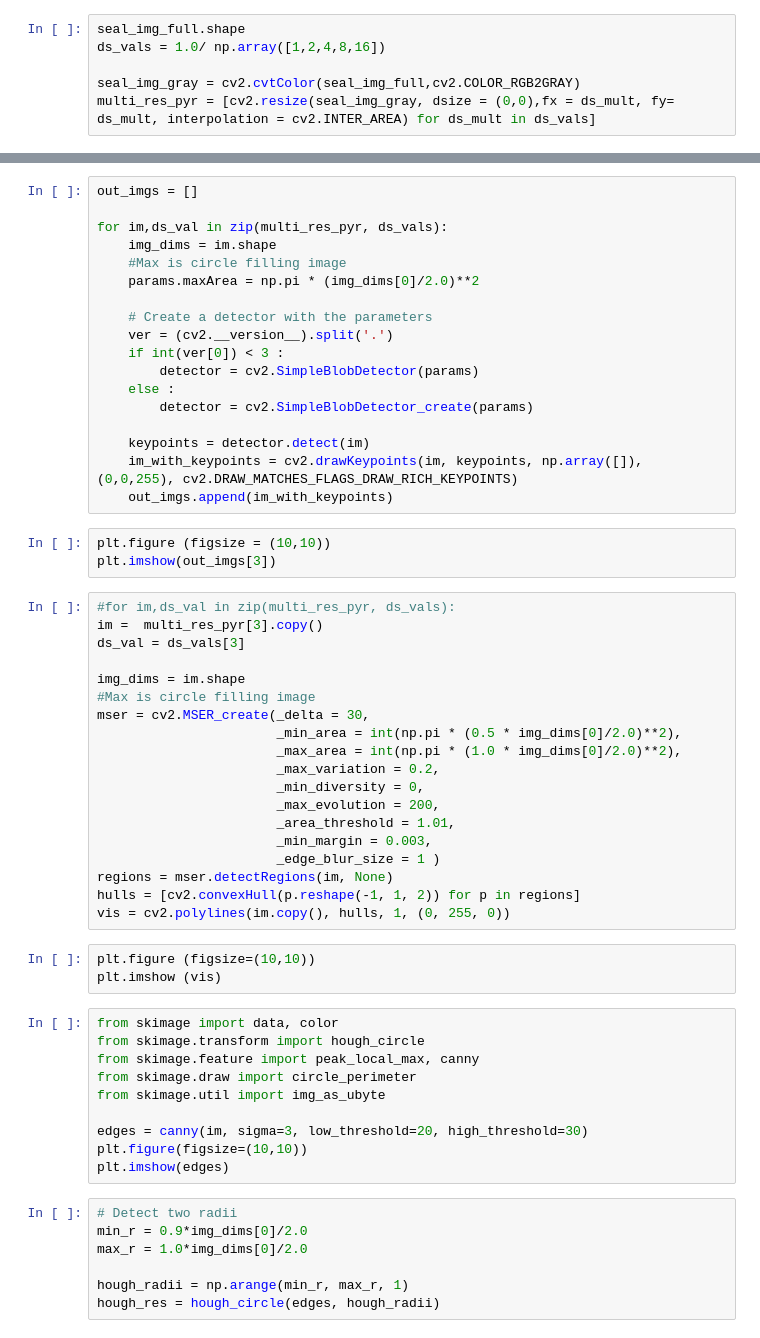
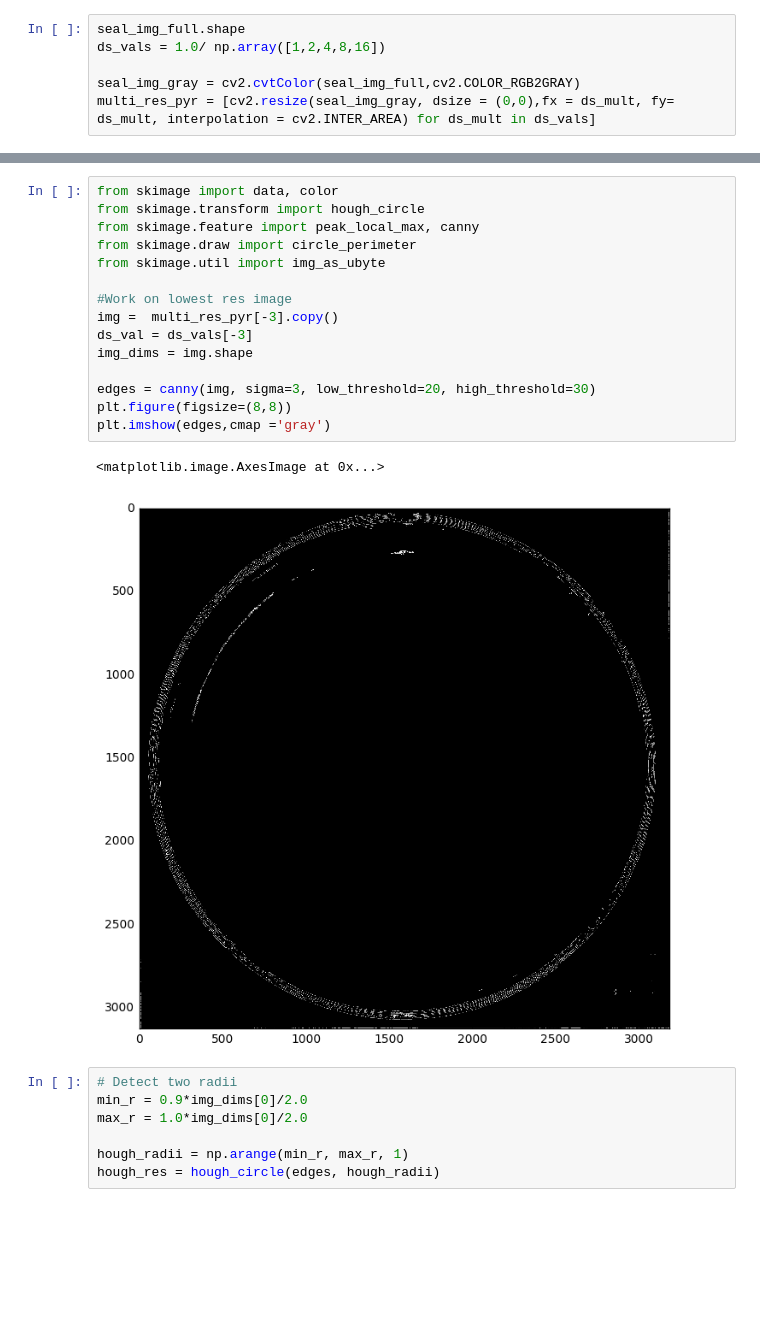
Before and after one commit to jpapon/seal_cup, a Jupyter notebook: seal_cup_testing.ipynb, the cells around one changed output, grey strips where cells are left out. Cells and saved outputs as stored; diff of their text form; blank space fills up the shorter version.

```diff
--- a/seal_cup_testing.ipynb
+++ b/seal_cup_testing.ipynb
@@ -42,56 +20,21 @@ params.minInertiaRatio = 0.5
-# %%
-out_imgs = []
-
-for im,ds_val in zip(multi_res_pyr, ds_vals):
-    img_dims = im.shape
-    #Max is circle filling image
-    params.maxArea = np.pi * (img_dims[0]/2.0)**2
-
-    # Create a detector with the parameters
-    ver = (cv2.__version__).split('.')
-    if int(ver[0]) < 3 :
-        detector = cv2.SimpleBlobDetector(params)
-    else :
-        detector = cv2.SimpleBlobDetector_create(params)
-
-    keypoints = detector.detect(im)
-    im_with_keypoints = cv2.drawKeypoints(im, keypoints, np.array([]), (0,0,255), cv2.DRAW_MATCHES_FLAGS_DRAW_RICH_KEYPOINTS)
-    out_imgs.append(im_with_keypoints)
-# %%
-plt.figure (figsize = (10,10))
-plt.imshow(out_imgs[3])
-# %%
-#for im,ds_val in zip(multi_res_pyr, ds_vals):
-im =  multi_res_pyr[3].copy()
-ds_val = ds_vals[3]
-
-img_dims = im.shape
-#Max is circle filling image
-mser = cv2.MSER_create(_delta = 30,
-                       _min_area = int(np.pi * (0.5 * img_dims[0]/2.0)**2),
-                       _max_area = int(np.pi * (1.0 * img_dims[0]/2.0)**2),
-                       _max_variation = 0.2,
-                       _min_diversity = 0,
-                       _max_evolution = 200,
-                       _area_threshold = 1.01,
-                       _min_margin = 0.003,
-                       _edge_blur_size = 1 )
-regions = mser.detectRegions(im, None)
-hulls = [cv2.convexHull(p.reshape(-1, 1, 2)) for p in regions]
-vis = cv2.polylines(im.copy(), hulls, 1, (0, 255, 0))
-# %%
-plt.figure (figsize=(10,10))
-plt.imshow (vis)
 # %%
 from skimage import data, color
 from skimage.transform import hough_circle
 from skimage.feature import peak_local_max, canny
 from skimage.draw import circle_perimeter
 from skimage.util import img_as_ubyte
 
-edges = canny(im, sigma=3, low_threshold=20, high_threshold=30)
-plt.figure(figsize=(10,10))
-plt.imshow(edges)
+#Work on lowest res image
+img =  multi_res_pyr[-3].copy()
+ds_val = ds_vals[-3]
+img_dims = img.shape
+
+edges = canny(img, sigma=3, low_threshold=20, high_threshold=30)
+plt.figure(figsize=(8,8))
+plt.imshow(edges,cmap ='gray')
+# %% [output]
+<matplotlib.image.AxesImage at 0x...>
+[figure, added]
 # %%
 # Detect two radii
 min_r = 0.9*img_dims[0]/2.0
```
Also changed, not shown: parts of 15 cells of this notebook.
